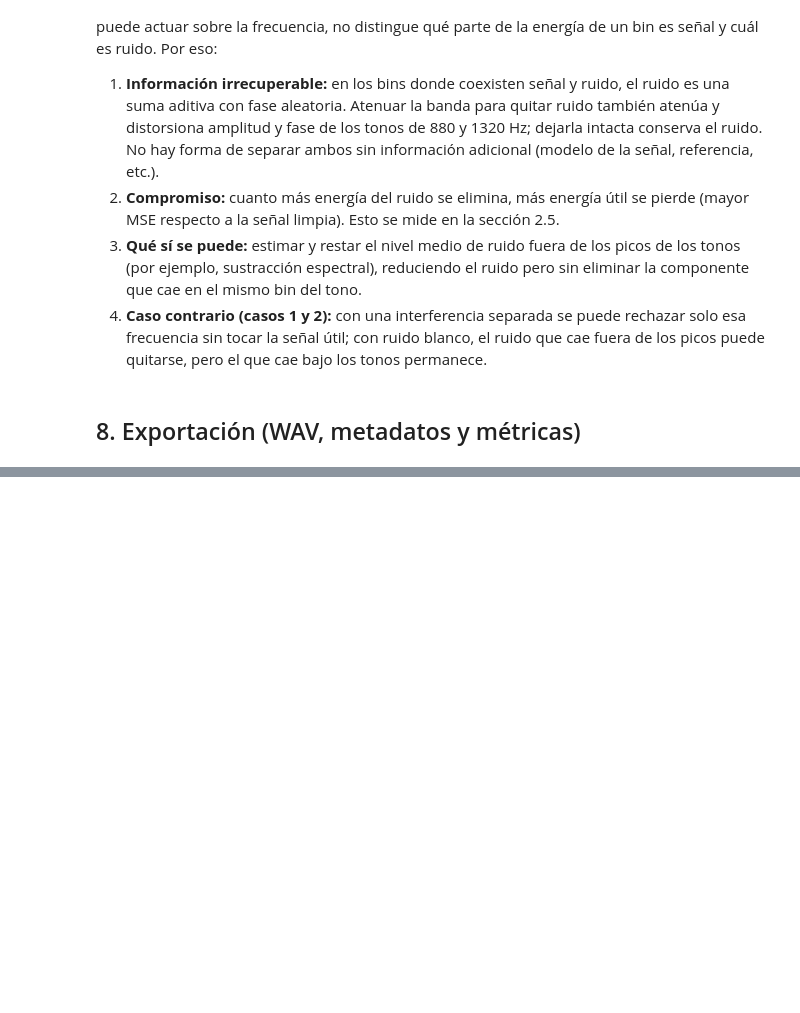
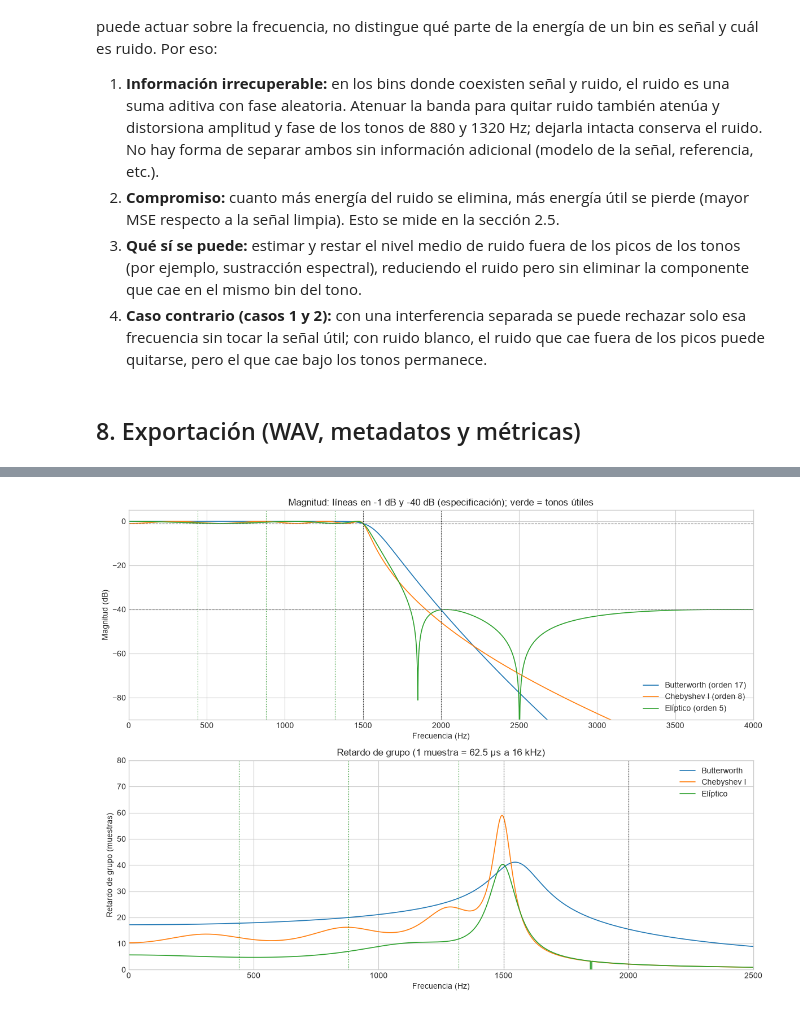
Before and after one commit to Izaguirre1g/jgarcia_asm_2026_s2, a Jupyter notebook: notebook.ipynb, the cells around one changed output, grey strips where cells are left out. Cells and saved outputs as stored; diff of their text form; code cells hidden in the pictures; blank space fills up the shorter version.

```diff
--- a/notebook.ipynb
+++ b/notebook.ipynb
@@ -228,0 +345,18 @@ Exportado:
+# %%
+fig, axs = plt.subplots(2, 1, figsize=(12, 9))
+for nombre, s in SOS.items():
+    w, mag, fase, gd = ft.respuesta_en_frecuencia(s, FS)
+    axs[0].plot(w, mag, label=f'{nombre} (orden {ORD[nombre]})', lw=1.2)
+    axs[1].plot(w, gd, label=nombre, lw=1.2)
+axs[0].axhline(-rp, color='gray', ls='--', lw=.8); axs[0].axhline(-as_, color='gray', ls='--', lw=.8)
+for ax in axs:
+    ax.axvline(fp, color='k', ls=':', lw=.8); ax.axvline(fst, color='k', ls=':', lw=.8)
+    for fu in CASOS['caso_2']['frecuencias_utiles_Hz']: ax.axvline(fu, color='g', ls=':', lw=.8)
+axs[0].set(xlim=(0, 4000), ylim=(-90, 5), xlabel='Frecuencia (Hz)', ylabel='Magnitud (dB)',
+           title='Magnitud: líneas en -1 dB y -40 dB (especificación); verde = tonos útiles')
+axs[1].set(xlim=(0, 2500), ylim=(0, 80), xlabel='Frecuencia (Hz)', ylabel='Retardo de grupo (muestras)',
+           title='Retardo de grupo (1 muestra = 62.5 µs a 16 kHz)')
+axs[0].legend(); axs[1].legend()
+plt.tight_layout(); plt.savefig(FIGS / '2_3_comparacion_prototipos.png', dpi=150); plt.show()
+# %% [output]
+[figure, added]
```
Also changed, not shown: parts of 24 cells of this notebook, 12 other files.
